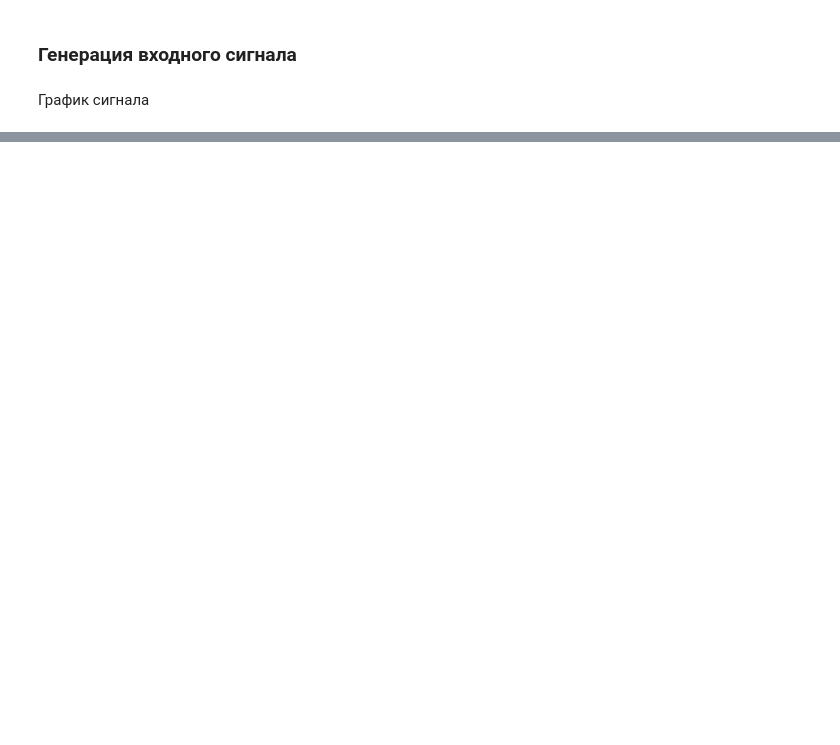
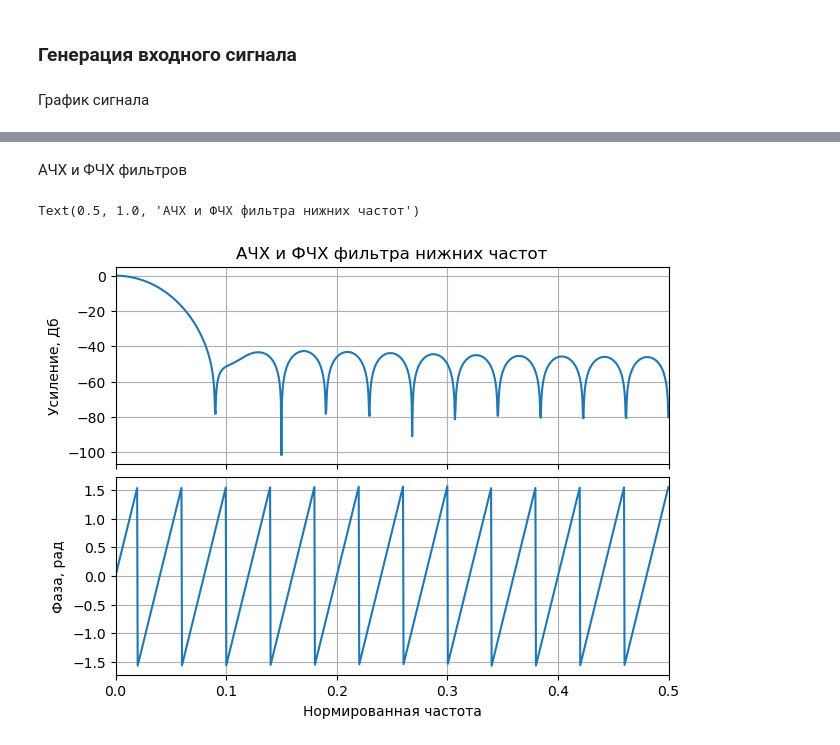
Before and after one commit to Otkuda/rtl-fir-filter, a Jupyter notebook: model/plots.ipynb, the cells around one changed output, grey strips where cells are left out. Saved outputs shown, nothing was run; the diff lists cells and outputs as text; code cells hidden in the pictures; blank space fills up the shorter version.

```diff
--- a/model/plots.ipynb
+++ b/model/plots.ipynb
@@ -41,0 +48,43 @@ Text(0.5, 0, '$t$, c')
+# %%
+lowpassTaps  = [8, 26, 79, 127]
+bandstopTaps = [7, 15, 31, 63]
+
+lowpassCoefs  = {}
+bandstopCoefs = {}
+
+cutoffFreqL = 1000
+cutoffFreqH = 7000
+
+
+for el in lowpassTaps:
+  lowpassCoefs[el] = firwin(el, cutoffFreqL, fs=samplingF)
+
+for el in bandstopTaps:
+  bandstopCoefs[el] = firwin(el, [cutoffFreqL, cutoffFreqH], fs=samplingF)
+# %% [markdown]
+АЧХ и ФЧХ фильтров
+# %%
+chosenDepth = 26
+chosenCoeffs = lowpassCoefs[chosenDepth]
+filt = FIRFilter(chosenCoeffs, samplingF)
+
+filt_afr = 20 * np.log10(np.abs(filt.getAFR()))
+filt_pfr = filt.getPFR()
+x = np.linspace(0, 1, n)
+
+fig, (ax1, ax2) = plt.subplots(2, 1, sharex=True, layout="constrained")
+
+ax1.plot(x[:n//2], filt_afr[:n//2])
+ax1.set_ylabel("Усиление, Дб")
+ax1.set_xlim((0, 0.5))
+ax1.grid()
+
+ax2.plot(x[:n//2], np.unwrap(filt_pfr[:n//2]))
+ax2.set_ylabel("Фаза, рад")
+ax2.grid()
+
+ax2.set_xlabel("Нормированная частота")
+ax1.set_title("АЧХ и ФЧХ фильтра нижних частот")
+# %% [output]
+Text(0.5, 1.0, 'АЧХ и ФЧХ фильтра нижних частот')
+[figure, added]
```
Also changed, not shown: parts of 7 cells of this notebook.
